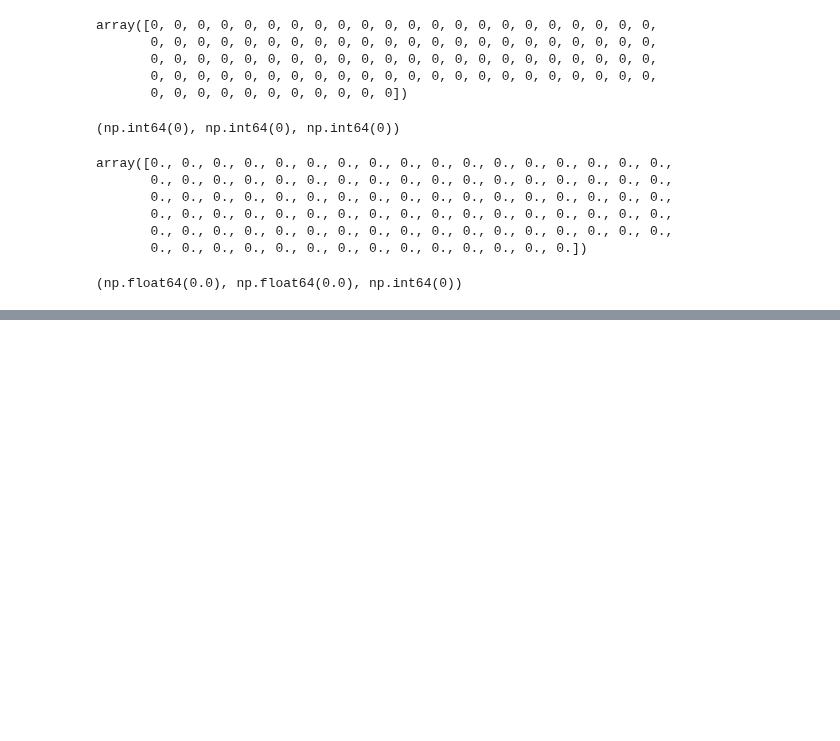
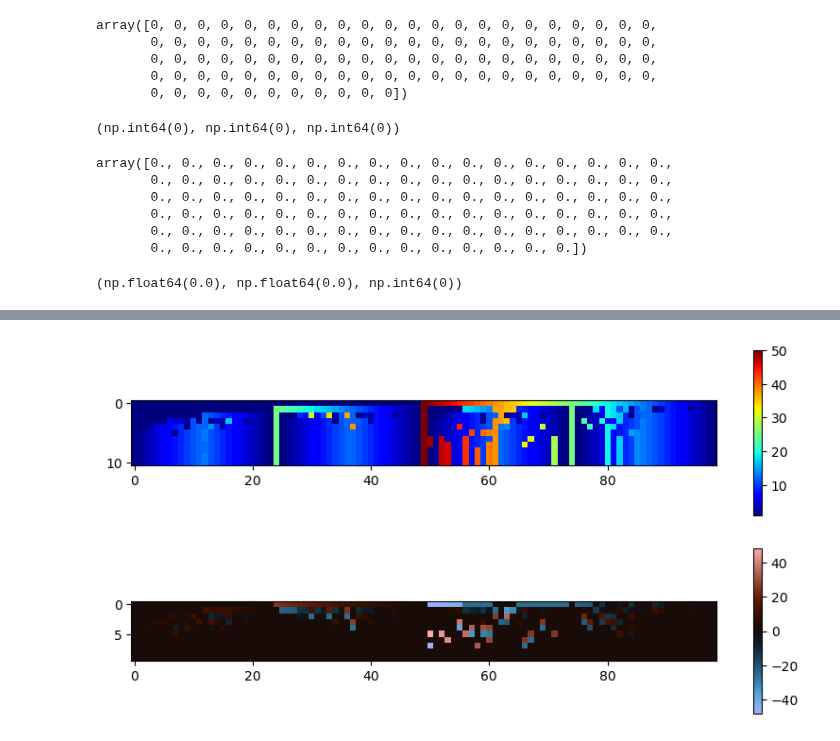
Before and after one commit to the-mysh/rl-coursework, a Jupyter notebook: tasks/gambler_problem/Gambler problem.ipynb, the cells around one changed output, grey strips where cells are left out. Cells and saved outputs as stored; diff of their text form; code cells hidden in the pictures; blank space fills up the shorter version.

```diff
--- a/tasks/gambler_problem/Gambler problem.ipynb
+++ b/tasks/gambler_problem/Gambler problem.ipynb
@@ -49,0 +68,4 @@ values_diff.max(), values_diff.min(), np.where(values_diff, 1, 0).sum()
+# %%
+plot_policy_evolution(ip_pi_track)
+# %% [output]
+[figure, added]
```
Also changed, not shown: parts of 1 cell of this notebook.
